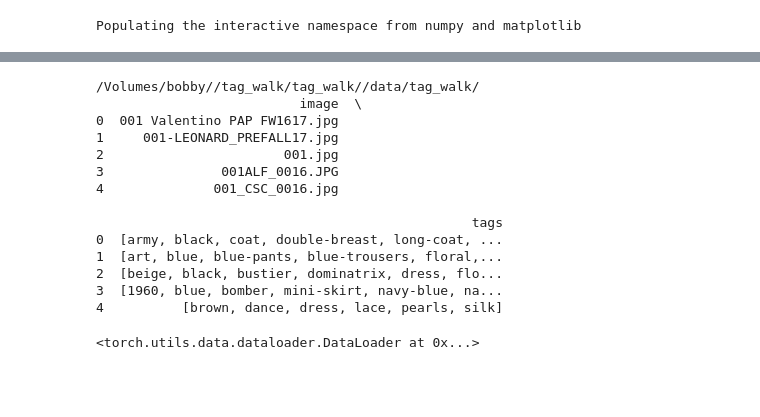
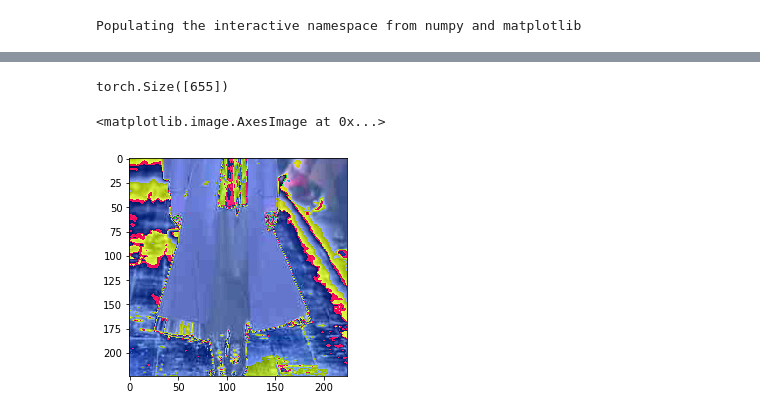
Before and after one commit to Antobiotics/tagWalk, a Jupyter notebook: tag_walk/notebooks/TagWalkClassification.ipynb, the cells around one changed output, grey strips where cells are left out. Saved outputs shown, nothing was run; the diff lists cells and outputs as text; code cells hidden in the pictures; blank space fills up the shorter version.

```diff
--- a/tag_walk/notebooks/TagWalkClassification.ipynb
+++ b/tag_walk/notebooks/TagWalkClassification.ipynb
@@ -73,0 +17,24 @@ tw_dataset = TagwalkDataset(
+# %%
+import torchvision.transforms as transforms
+from fachung.datasets.tagwalk import TagwalkDataset
+
+# BASE_DATA = '/Volumes/bobby/tag_walk/tag_walk/data/tag_walk/'
+BASE_DATA = '../data/tag_walk/'
+
+normalize = transforms.Normalize(mean=[0.485, 0.456, 0.406],
+                                 std=[0.229, 0.224, 0.225])
+
+DEFAULT_TRANSFORMS = (
+    transforms.Compose([
+        transforms.RandomSizedCrop(224),
+        transforms.RandomHorizontalFlip(),
+        transforms.ToTensor(),
+        normalize
+    ])
+)
+
+tw_dataset = TagwalkDataset(
+    csv_path=BASE_DATA + 'assocs.csv',
+    img_path=BASE_DATA + 'images/all',
+    transform=DEFAULT_TRANSFORMS
+)
@@ -74,2 +55,4 @@ tw_dataset = TagwalkDataset(
 # %%
-tw_dataset[0][0]
+tw_dataset[0][1].shape
+# %% [output]
+torch.Size([655])
@@ -78,17 +58,0 @@ from fachung.datasets.tagwalk import TagwalkDataset
-# %%
-tw_dataset = TagwalkDataset()
-# %% [output]
-/Volumes/bobby//tag_walk/tag_walk//data/tag_walk/
-                          image  \
-0  001 Valentino PAP FW1617.jpg
-1     001-LEONARD_PREFALL17.jpg
-2                       001.jpg
-3               001ALF_0016.JPG
-4              001_CSC_0016.jpg
-
-                                                tags
-0  [army, black, coat, double-breast, long-coat, ...
-1  [art, blue, blue-pants, blue-trousers, floral,...
-2  [beige, black, bustier, dominatrix, dress, flo...
-3  [1960, blue, bomber, mini-skirt, navy-blue, na...
-4          [brown, dance, dress, lace, pearls, silk]
@@ -102,4 +59,10 @@ train_loader = DataLoader(tw_dataset,
-# %%
-train_loader
-# %% [output]
-<torch.utils.data.dataloader.DataLoader at 0x...>
+# %%
+import torchvision
+import matplotlib.pyplot as plt
+import numpy as np
+
+to_pl = transforms.ToPILImage()
+plt.imshow(to_pl(tw_dataset[0][0]))
+# %% [output]
+<matplotlib.image.AxesImage at 0x...>
+[figure, added]
```
Also changed, not shown: parts of 14 cells of this notebook, 5 other files.
